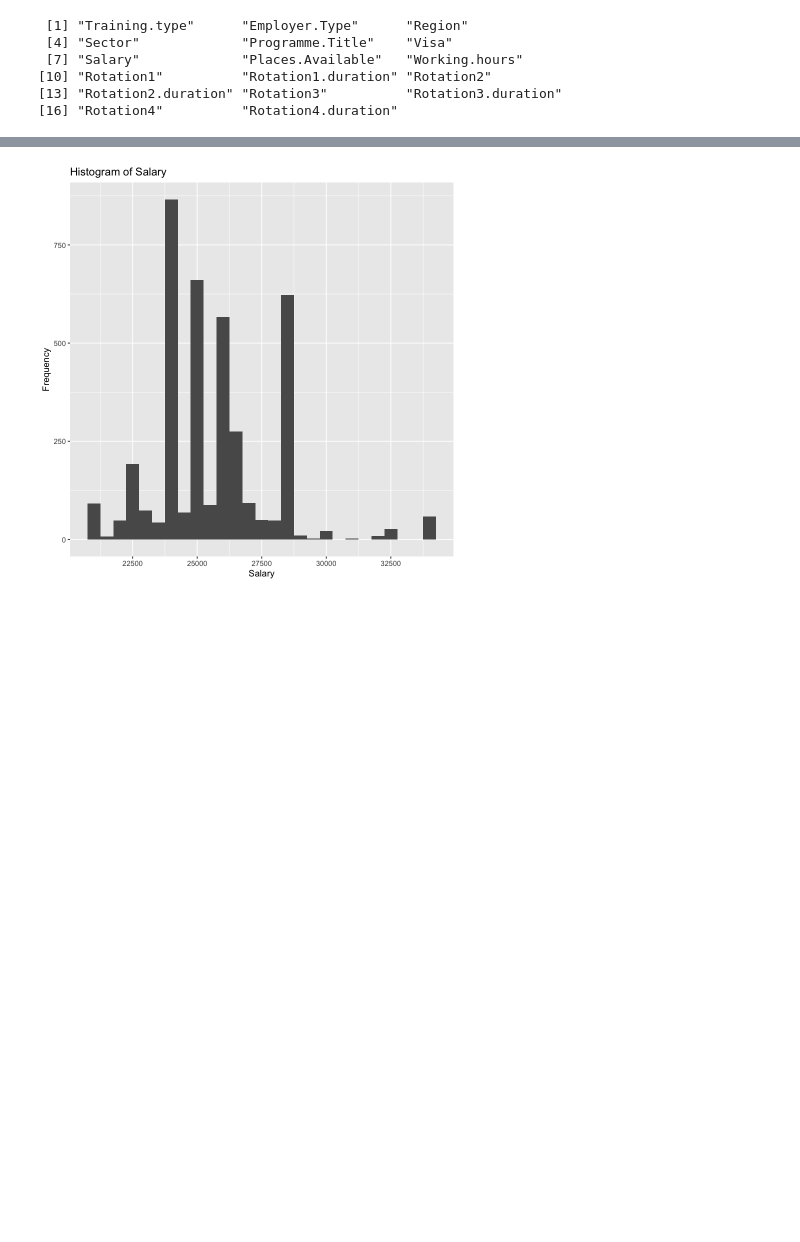
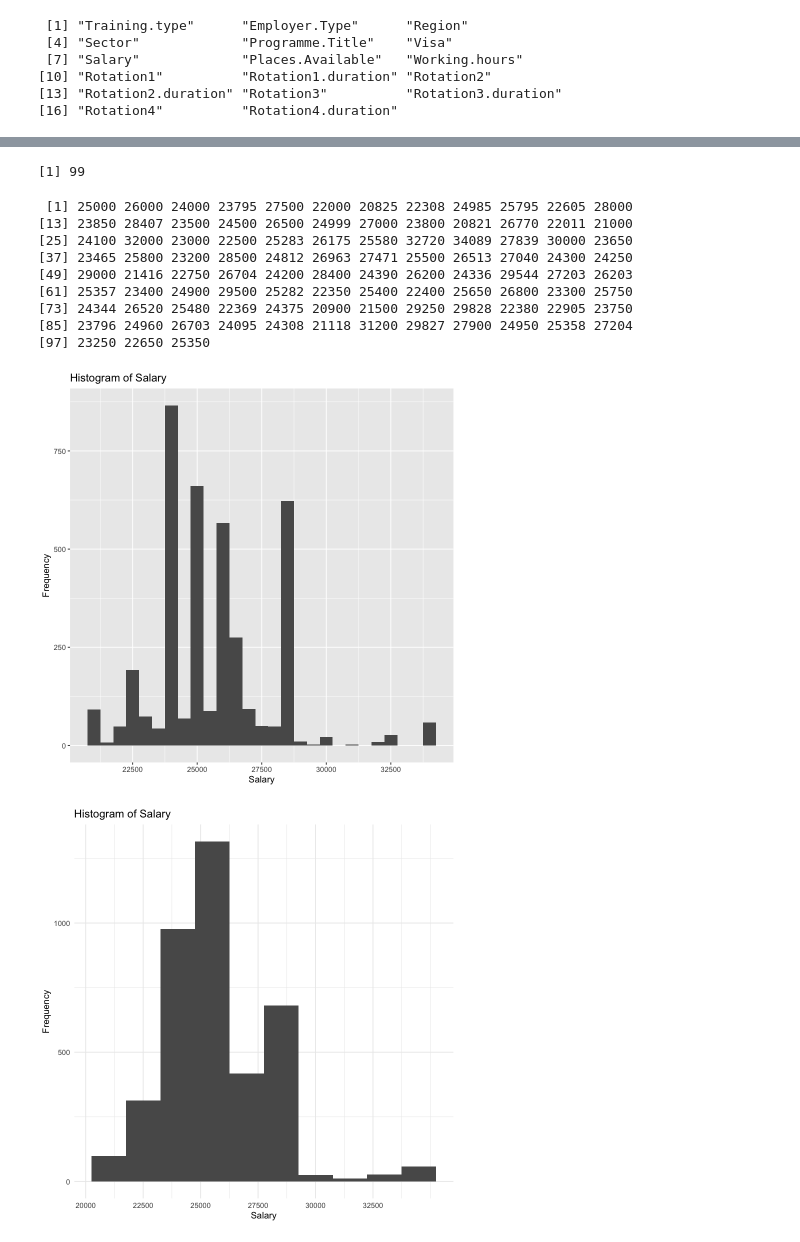
Before and after one commit to kwjo/TP-pay, a Jupyter notebook: oriel2526.ipynb, the cells around one changed output, grey strips where cells are left out. Saved outputs shown, nothing was run; the diff lists cells and outputs as text; code cells hidden in the pictures; blank space fills up the shorter version.

```diff
--- a/oriel2526.ipynb
+++ b/oriel2526.ipynb
@@ -76,16 +94,41 @@ hours.worked.plot
 # %%
 # Define the plot for Salary with meaningful intervals
 salary.plot <- ggplot(OD, aes(x = Salary)) +
   geom_histogram(binwidth = 500) +
   ggtitle("Histogram of Salary") +
   xlab("Salary") +
   ylab("Frequency") +
   scale_x_continuous(breaks = seq(20000, max(OD$Salary, na.rm = TRUE), by = 2500))
 
 # Display the plot
 salary.plot
+
+length(unique(OD$Salary))
+unique(OD$Salary)
+
+# Define the plot for Salary with meaningful intervals
+salary.plot <- ggplot(OD, aes(x = Salary)) +
+  geom_histogram(binwidth = 1500) +
+  ggtitle("Histogram of Salary") +
+  xlab("Salary") +
+  ylab("Frequency") +
+  scale_x_continuous(breaks = seq(20000, max(OD$Salary, na.rm = TRUE), by = 2500)) +
+  theme_minimal()
+
+salary.plot
 # %% [output]
+[1] 99
+ [1] 25000 26000 24000 23795 27500 22000 20825 22308 24985 25795 22605 28000
+[13] 23850 28407 23500 24500 26500 24999 27000 23800 20821 26770 22011 21000
+[25] 24100 32000 23000 22500 25283 26175 25580 32720 34089 27839 30000 23650
+[37] 23465 25800 23200 28500 24812 26963 27471 25500 26513 27040 24300 24250
+[49] 29000 21416 22750 26704 24200 28400 24390 26200 24336 29544 27203 26203
+[61] 25357 23400 24900 29500 25282 22350 25400 22400 25650 26800 23300 25750
+[73] 24344 26520 25480 22369 24375 20900 21500 29250 29828 22380 22905 23750
+[85] 23796 24960 26703 24095 24308 21118 31200 29827 27900 24950 25358 27204
+[97] 23250 22650 25350
 [figure]
+[figure, added]
 # %%
 community.pharmacy.average.salary <- mean(OD$Salary[OD$Employer.Type == "Primary Care"], na.rm = TRUE)
 community.pharmacy.average.salary
```
Also changed, not shown: parts of 7 cells of this notebook.
